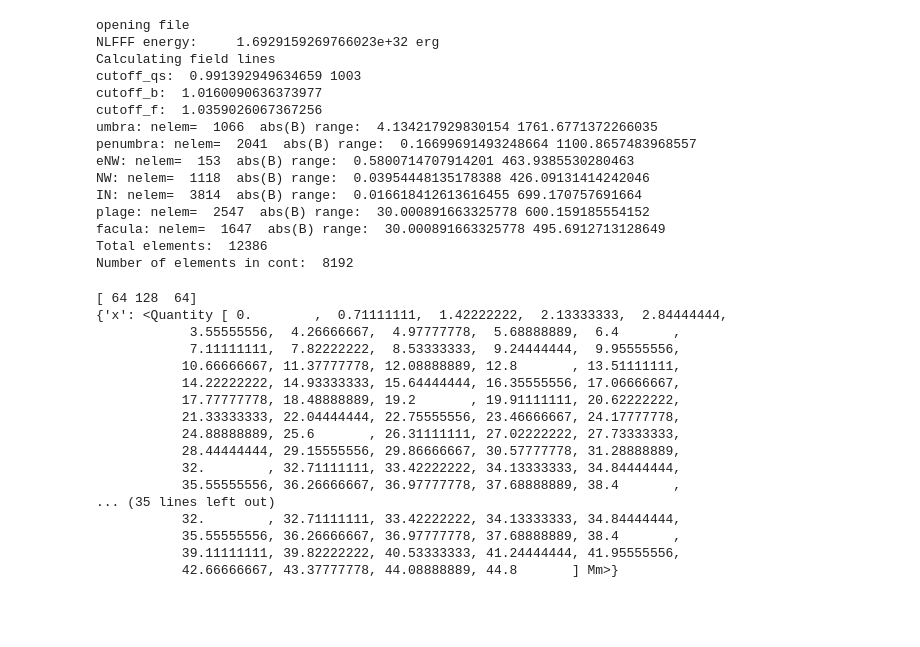
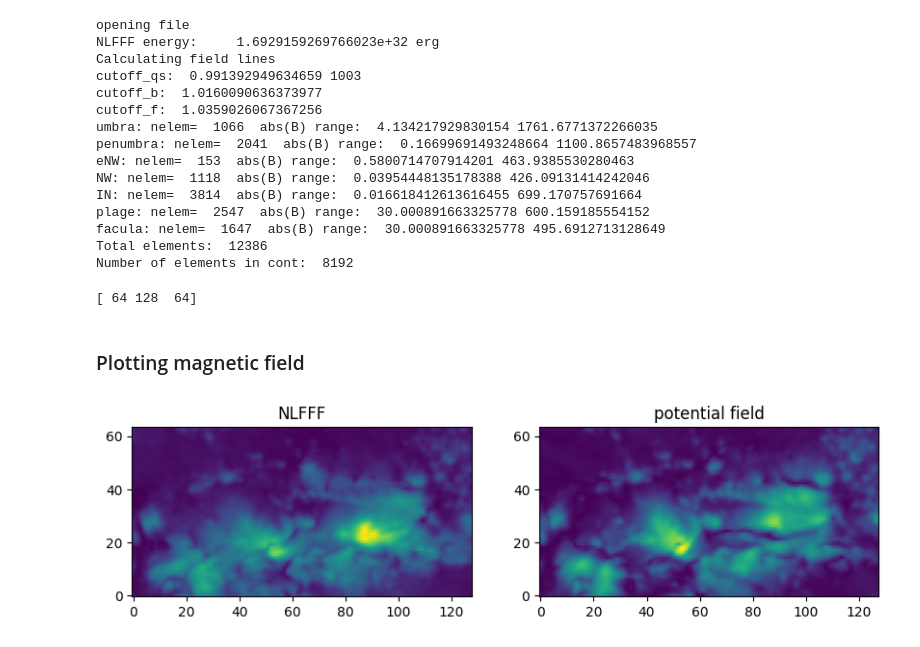
Before and after one commit to suncast-org/pyAMPP-0, a Jupyter notebook: test_01.ipynb, the cells around one changed output. Drawn from its saved outputs; the diff is of its cells as text; code cells hidden in the pictures; blank space fills up the shorter version.

```diff
--- a/test_01.ipynb
+++ b/test_01.ipynb
@@ -78,25 +73,31 @@ facula: nelem=  1647  abs(B) range:  30.000891663325778 495.6912713128649
 Total elements:  12386
 Number of elements in cont:  8192
 # %%
-vis_box = Box("./model.h5", 700*u.km)
+vis_box = Box(model_path, resolution)
+#vis_box.open_window()
 # %% [output]
 [ 64 128  64]
-{'x': <Quantity [ 0.        ,  0.71111111,  1.42222222,  2.13333333,  2.84444444,
-            3.55555556,  4.26666667,  4.97777778,  5.68888889,  6.4       ,
-            7.11111111,  7.82222222,  8.53333333,  9.24444444,  9.95555556,
-           10.66666667, 11.37777778, 12.08888889, 12.8       , 13.51111111,
-           14.22222222, 14.93333333, 15.64444444, 16.35555556, 17.06666667,
-           17.77777778, 18.48888889, 19.2       , 19.91111111, 20.62222222,
-           21.33333333, 22.04444444, 22.75555556, 23.46666667, 24.17777778,
-           24.88888889, 25.6       , 26.31111111, 27.02222222, 27.73333333,
-           28.44444444, 29.15555556, 29.86666667, 30.57777778, 31.28888889,
-           32.        , 32.71111111, 33.42222222, 34.13333333, 34.84444444,
-           35.55555556, 36.26666667, 36.97777778, 37.68888889, 38.4       ,
-... (35 lines left out)
-           32.        , 32.71111111, 33.42222222, 34.13333333, 34.84444444,
-           35.55555556, 36.26666667, 36.97777778, 37.68888889, 38.4       ,
-           39.11111111, 39.82222222, 40.53333333, 41.24444444, 41.95555556,
-           42.66666667, 43.37777778, 44.08888889, 44.8       ] Mm>}
+# %% [markdown]
+### Plotting magnetic field
 # %%
-#vis_box.open_window()
+field_model = h5py.File(model_path, "r")
+
+bx, by, bz = [field_model["nlfff"][x][:] for x in ("by", "by", "bz")]
+bx_pot, by_pot, bz_pot = [field_model["potential"][x][:] for x in ("by", "by", "bz")]
+
+field_model.close()
+# %%
+b_abs = np.sqrt(bx**2 + by**2 + bz**2)
+b_abs_pot = np.sqrt(bx_pot**2 + by_pot**2 + bz_pot**2)
+
+fig, (ax1, ax2) = plt.subplots(1, 2, figsize=(10, 4))
+ax1.imshow(b_abs[0, :, :].T, origin="lower") # warning: nlfff is transposed differently: check it!
+ax2.imshow(b_abs_pot[0, :, :], origin="lower")
+
+for ax, lbl in zip((ax1, ax2), ("NLFFF", "potential field")):
+    ax.set_title(lbl)
+
+fig.show()
+# %% [output]
+[figure, added]
 # %% [markdown]
```
Also changed, not shown: parts of 10 cells of this notebook.
